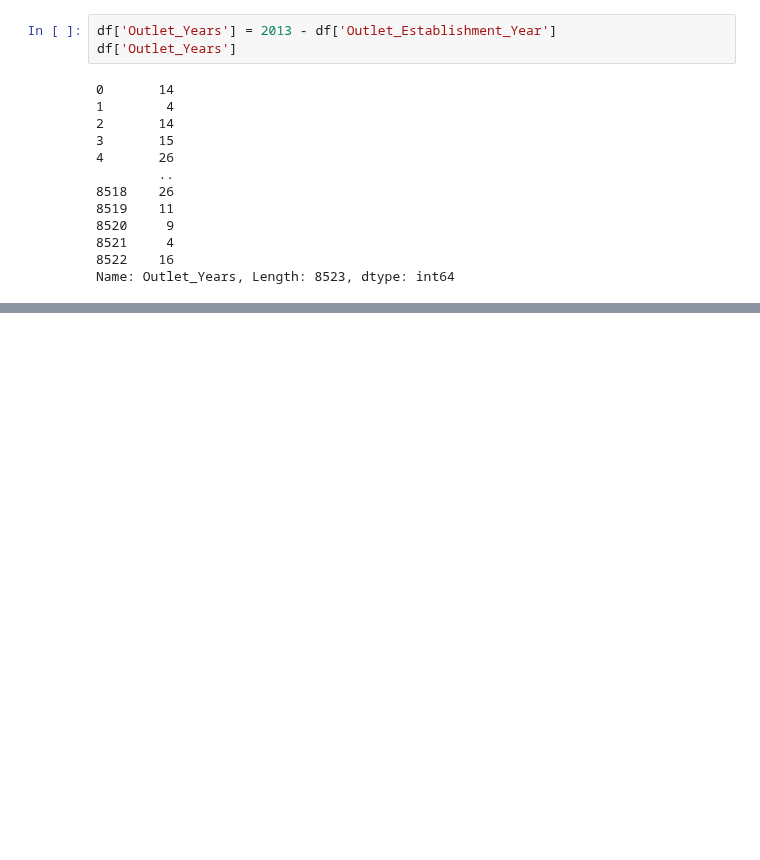
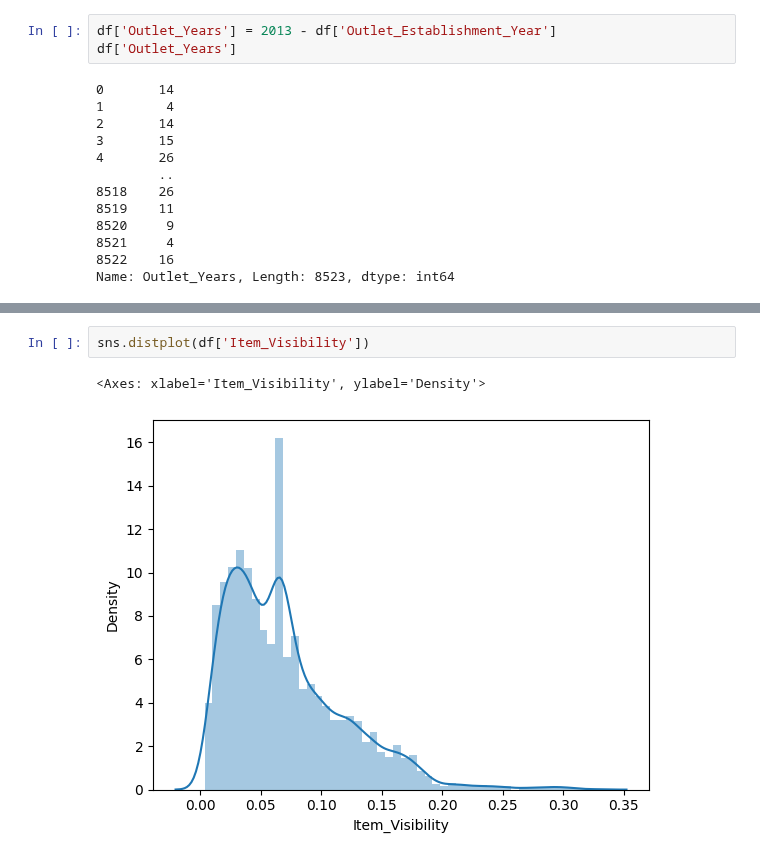
Before and after one commit to BhavyaT-135/Python-ML-Bootcamp, a Jupyter notebook: 04_bigmart_dataset_analysis/bigmart_dataset_analysis.ipynb, the cells around one changed output, grey strips where cells are left out. Drawn from its saved outputs; the diff is of its cells as text; blank space fills up the shorter version.

```diff
--- a/04_bigmart_dataset_analysis/bigmart_dataset_analysis.ipynb
+++ b/04_bigmart_dataset_analysis/bigmart_dataset_analysis.ipynb
@@ -269,0 +286,5 @@ Name: Outlet_Years, Length: 8523, dtype: int64
+# %%
+sns.distplot(df['Item_Visibility'])
+# %% [output]
+<Axes: xlabel='Item_Visibility', ylabel='Density'>
+[figure, added]
```
Also changed, not shown: parts of 12 cells of this notebook.
